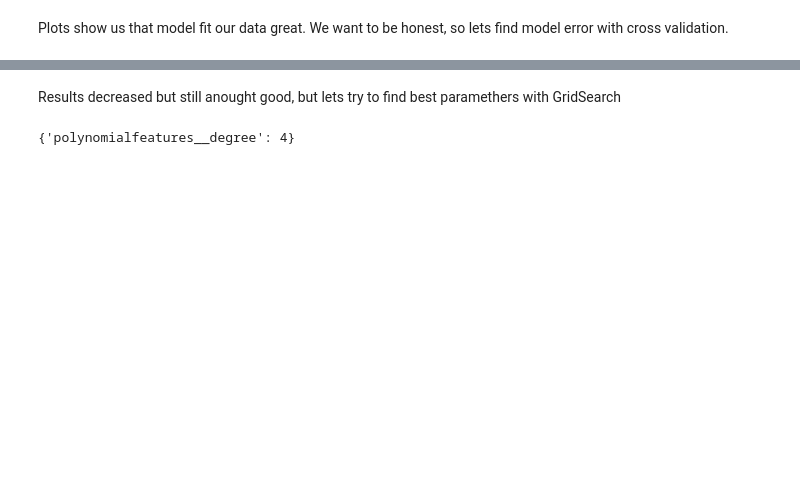
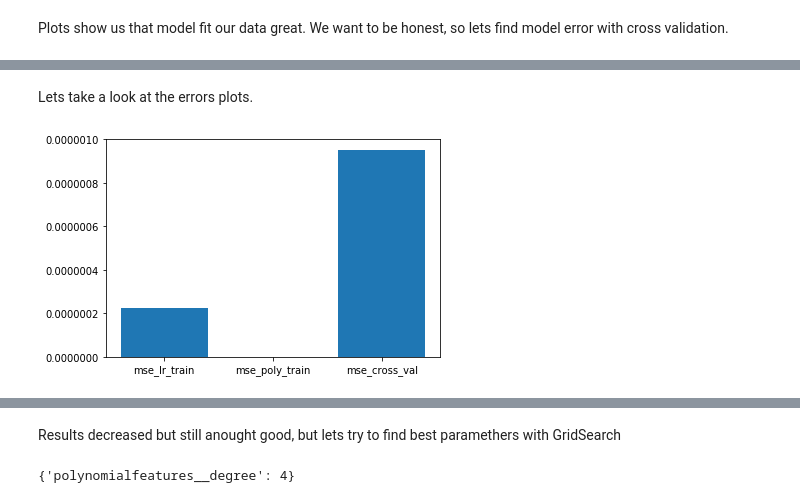
Before and after one commit to YarikineZ/DS_final_project, a Jupyter notebook: Final project.ipynb, the cells around one changed output, grey strips where cells are left out. Drawn from its saved outputs; the diff is of its cells as text; code cells hidden in the pictures; blank space fills up the shorter version.

```diff
--- a/Final project.ipynb
+++ b/Final project.ipynb
@@ -418,12 +412,12 @@ train_pred = poly.predict(X_train)
 test_pred = poly.predict(X_test)
 train_pred = poly.predict(X_train)
 
-mse_lr_train =  mean_squared_error(y_train, train_pred)
-mse_lr_test =  mean_squared_error(y_test, test_pred)
+mse_poly_train =  mean_squared_error(y_train, train_pred)
+mse_poly_test =  mean_squared_error(y_test, test_pred)
 
-r2_score_train = r2_score(y_train, train_pred)
-r2_score_test =  r2_score(y_test, test_pred)
+r2_poly_train = r2_score(y_train, train_pred)
+r2_poly_test =  r2_score(y_test, test_pred)
 
-print(mse_lr_test, mse_lr_train)# ошибку лучше считать по альфе, а не d_aplha (Y)
-print(r2_score_test, r2_score_train)
+print(mse_poly_test, mse_poly_train)# ошибку лучше считать по альфе, а не d_aplha (Y)
+print(r2_poly_test, r2_poly_train)
 # %% [output]
@@ -479,0 +474,9 @@ R2 cross valid score for poly model =  0.9896218274617231
+# %% [markdown]
+Lets take a look at the errors plots.
+# %%
+x = np.arange(3)
+plt.bar(np.arange(3), [mse_lr_test, mse_poly_test, mse_cross_val.mean()])
+plt.xticks(x, ('mse_lr_train', 'mse_poly_train', 'mse_cross_val'))
+plt.show()
+# %% [output]
+[figure, added]
```
Also changed, not shown: parts of 24 cells of this notebook.
